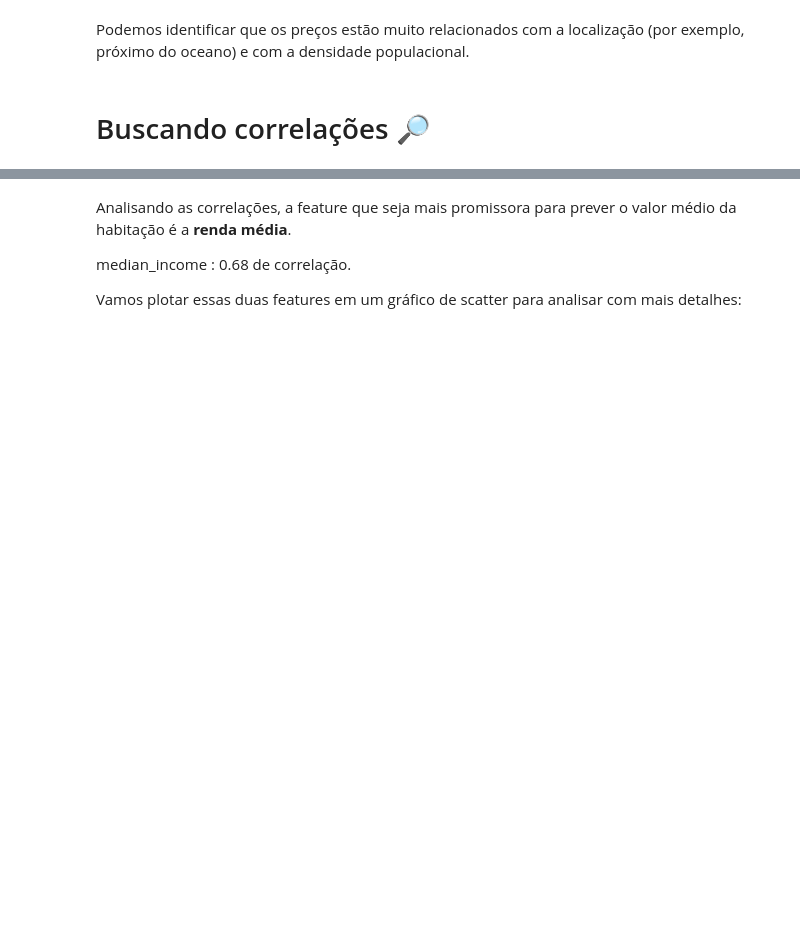
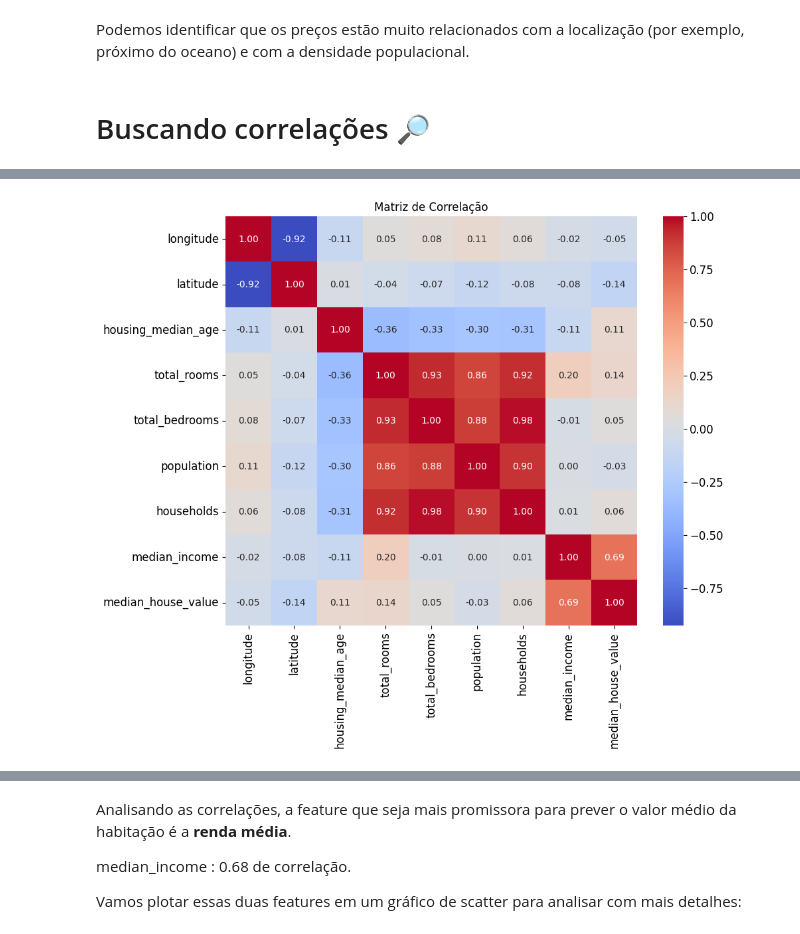
Before and after one commit to junior-vs/IA-para-Devs, a Jupyter notebook: fiap-labs/fase1/projects/FundamentosIA_MachineLearning/aula0302/Case end to end Regressão.ipynb, the cells around one changed output, grey strips where cells are left out. Drawn from its saved outputs; the diff is of its cells as text; code cells hidden in the pictures; blank space fills up the shorter version.

```diff
--- a/fiap-labs/fase1/projects/FundamentosIA_MachineLearning/aula0302/Case end to end Regressão.ipynb
+++ b/fiap-labs/fase1/projects/FundamentosIA_MachineLearning/aula0302/Case end to end Regressão.ipynb
@@ -260,0 +352,10 @@ corr_matrix = housing.corr()
+# %%
+# Fazendo uma cópia do DataFrame
+housing_co = housing.copy()
+
+# Removendo a coluna 'ocean_proximity' corretamente (especificando axis=1)
+housing_co = housing_co.drop("ocean_proximity", axis=1)
+
+# Calculando a matriz de correlação
+corr_matrix = housing_co.corr()
+corr_matrix
@@ -261,2 +373,11 @@ corr_matrix = housing.corr()
+# %%
+
+
+plt.figure(figsize=(10, 8)) # Ajusta o tamanho da figura
+sns.heatmap(corr_matrix, annot=True, cmap='coolwarm', fmt=".2f")
+plt.title('Matriz de Correlação')
+plt.show()
+# %% [output]
+[figure, added]
 # %%
 corr_matrix["median_house_value"].sort_values(ascending=False)
```
Also changed, not shown: parts of 87 cells of this notebook, 18 other files.
